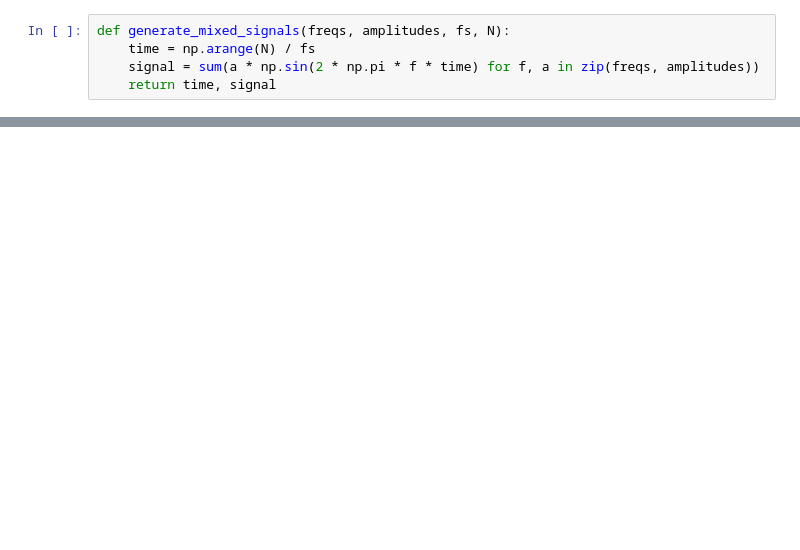
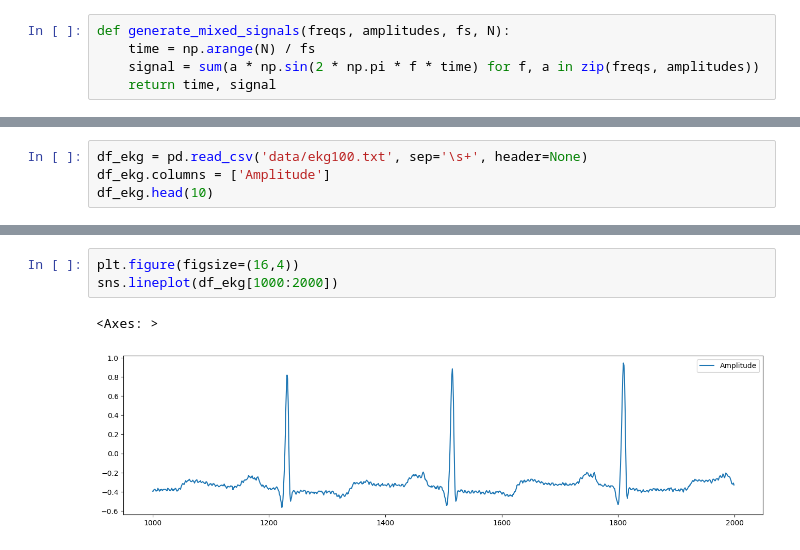
Before and after one commit to DamianRyczko/CPSiO, a Jupyter notebook: EKG/ekg.ipynb, the cells around one changed output, grey strips where cells are left out. Drawn from its saved outputs; the diff is of its cells as text; blank space fills up the shorter version.

```diff
--- a/EKG/ekg.ipynb
+++ b/EKG/ekg.ipynb
@@ -220,0 +217,4 @@ plot_spectrum(signal1, fs=200)
+# %%
+df_ekg = pd.read_csv('data/ekg100.txt', sep='\s+', header=None)
+df_ekg.columns = ['Amplitude']
+df_ekg.head(10)
@@ -220,0 +233,6 @@ plot_spectrum(signal1, fs=200)
+# %%
+plt.figure(figsize=(16,4))
+sns.lineplot(df_ekg[1000:2000])
+# %% [output]
+<Axes: >
+[figure, added]
```
Also changed, not shown: parts of 21 cells of this notebook.
